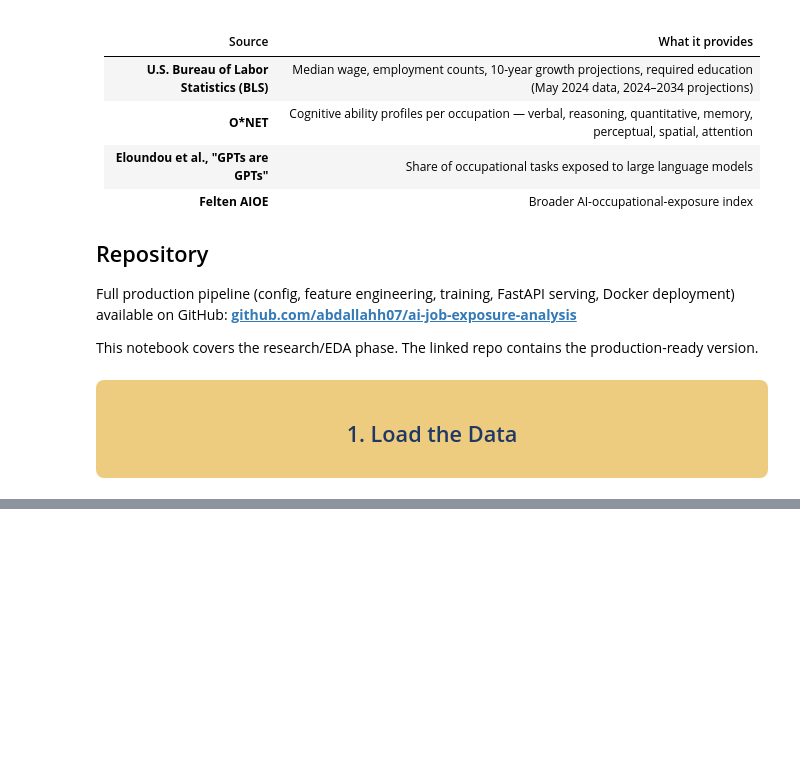
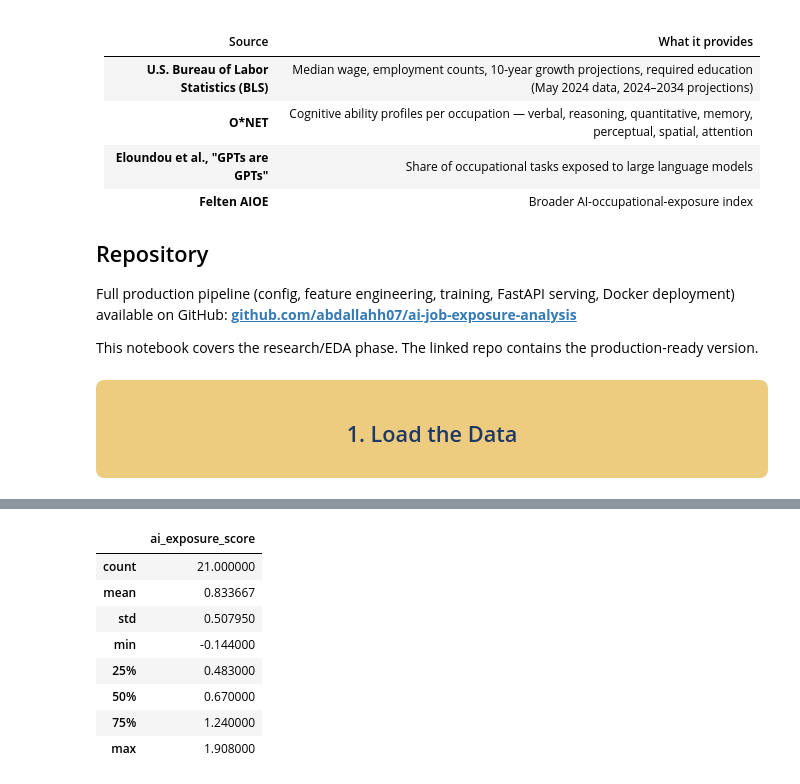
Before and after one commit to abdallahh07/ai-job-exposure-analysis, a Jupyter notebook: research.ipynb, the cells around one changed output, grey strips where cells are left out. Drawn from its saved outputs; the diff is of its cells as text; code cells hidden in the pictures; blank space fills up the shorter version.

```diff
--- a/research.ipynb
+++ b/research.ipynb
@@ -49,0 +119,12 @@ FileNotFoundError: [Errno 2] No such file or directory: 'ai_job_exposure.csv'
+# %%
+cognitive_ability.describe()
+# %% [output]
+|  | ai_exposure_score |
+| count | 21.000000 |
+| mean | 0.833667 |
+| std | 0.507950 |
+| min | -0.144000 |
+| 25% | 0.483000 |
+| 50% | 0.670000 |
+| 75% | 1.240000 |
+| max | 1.908000 |
```
Also changed, not shown: parts of 17 cells of this notebook.
